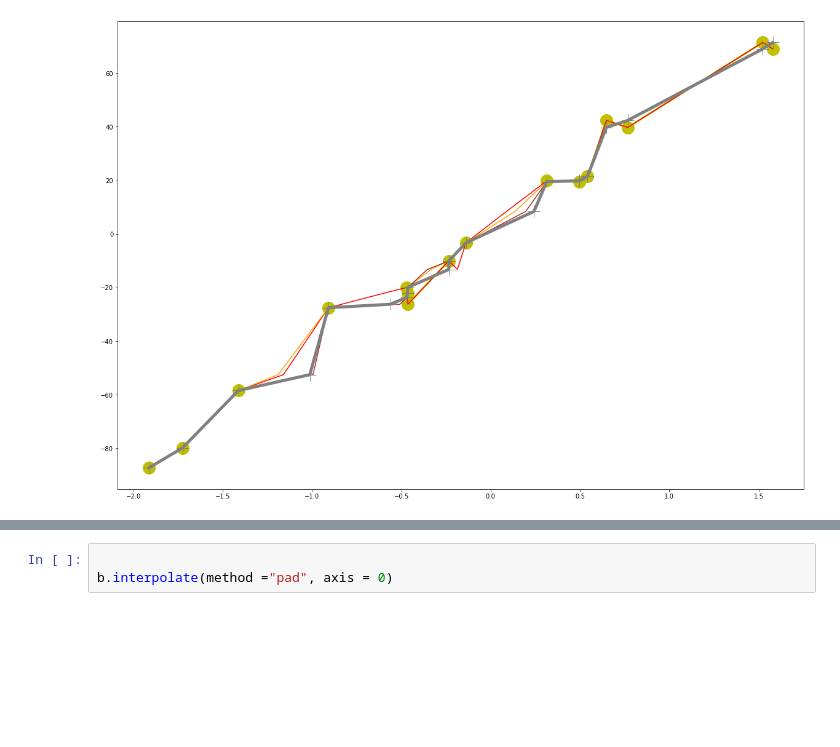
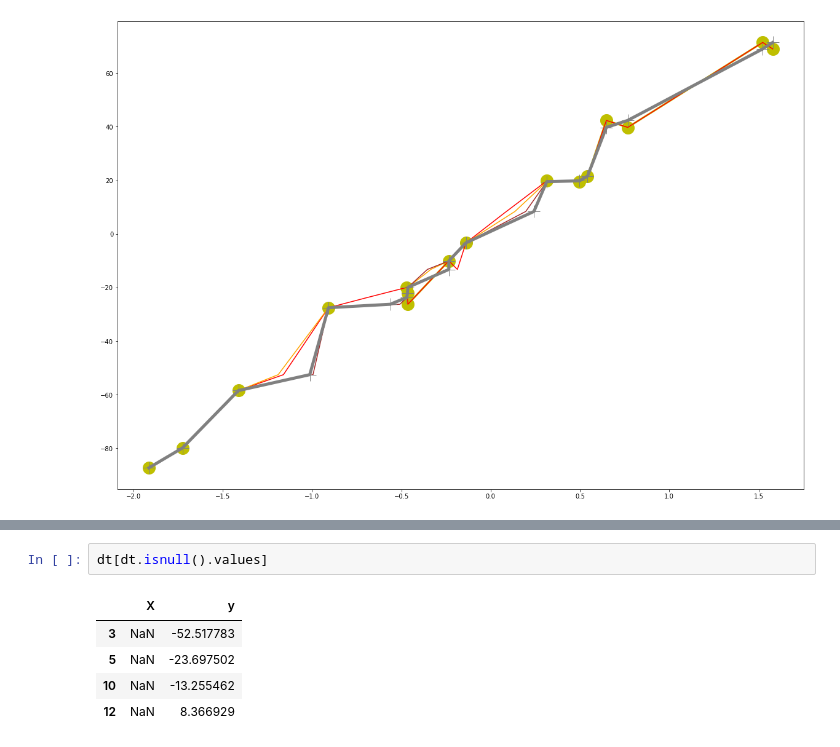
Before and after one commit to germanlinux/notebooks, a Jupyter notebook: python_datasc/pandas_missing.ipynb, the cells around one changed output, grey strips where cells are left out. Cells and saved outputs as stored; diff of their text form; blank space fills up the shorter version.

```diff
--- a/python_datasc/pandas_missing.ipynb
+++ b/python_datasc/pandas_missing.ipynb
@@ -145,4 +175,9 @@ dt = dt.interpolate()
-# %%
-
-b.interpolate(method ="pad", axis = 0)
+# %%
+dt[dt.isnull().values]
+# %% [output]
+|  | X | y |
+| 3 | NaN | -52.517783 |
+| 5 | NaN | -23.697502 |
+| 10 | NaN | -13.255462 |
+| 12 | NaN | 8.366929 |
 # %%
```
Also changed, not shown: parts of 6 cells of this notebook, 1 other file.
